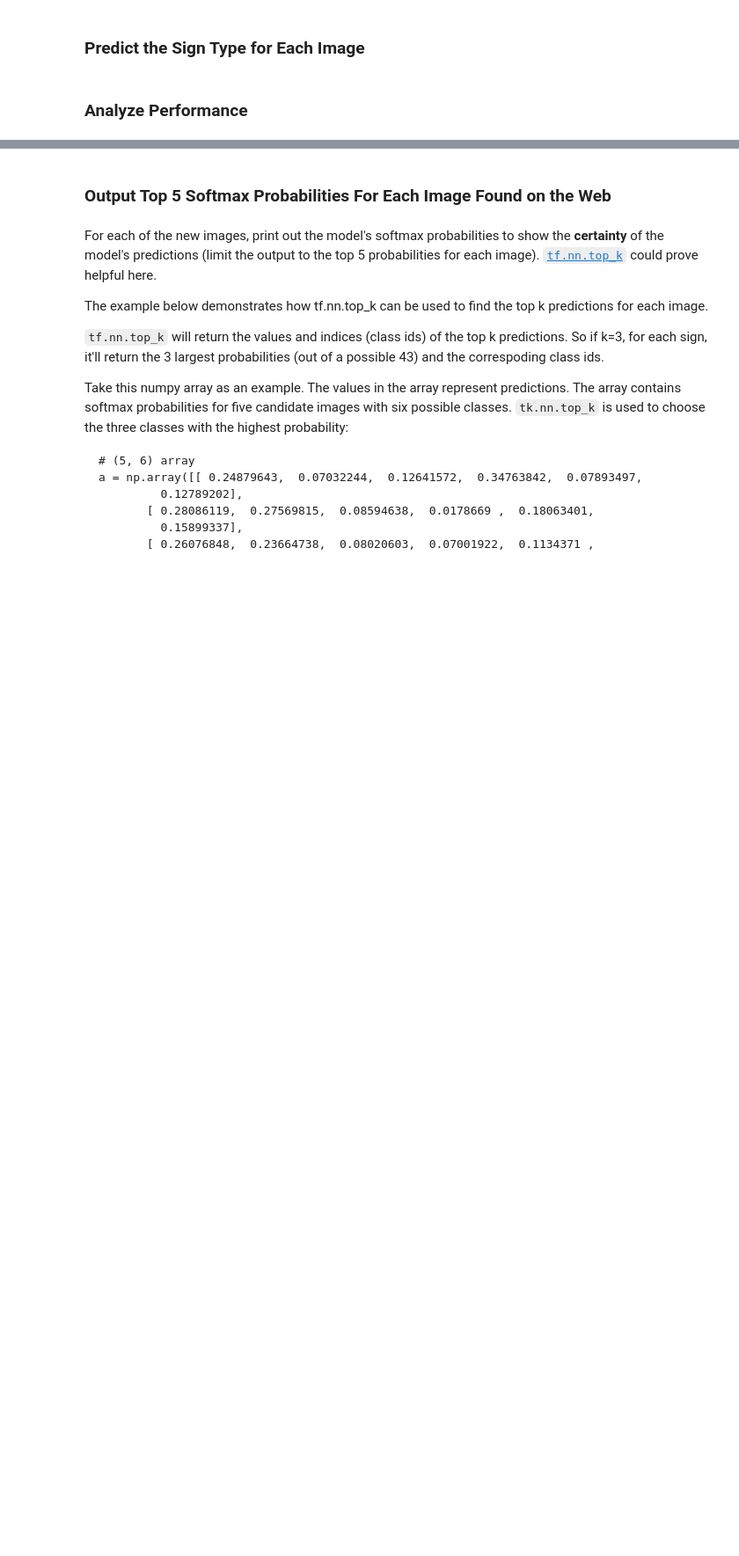
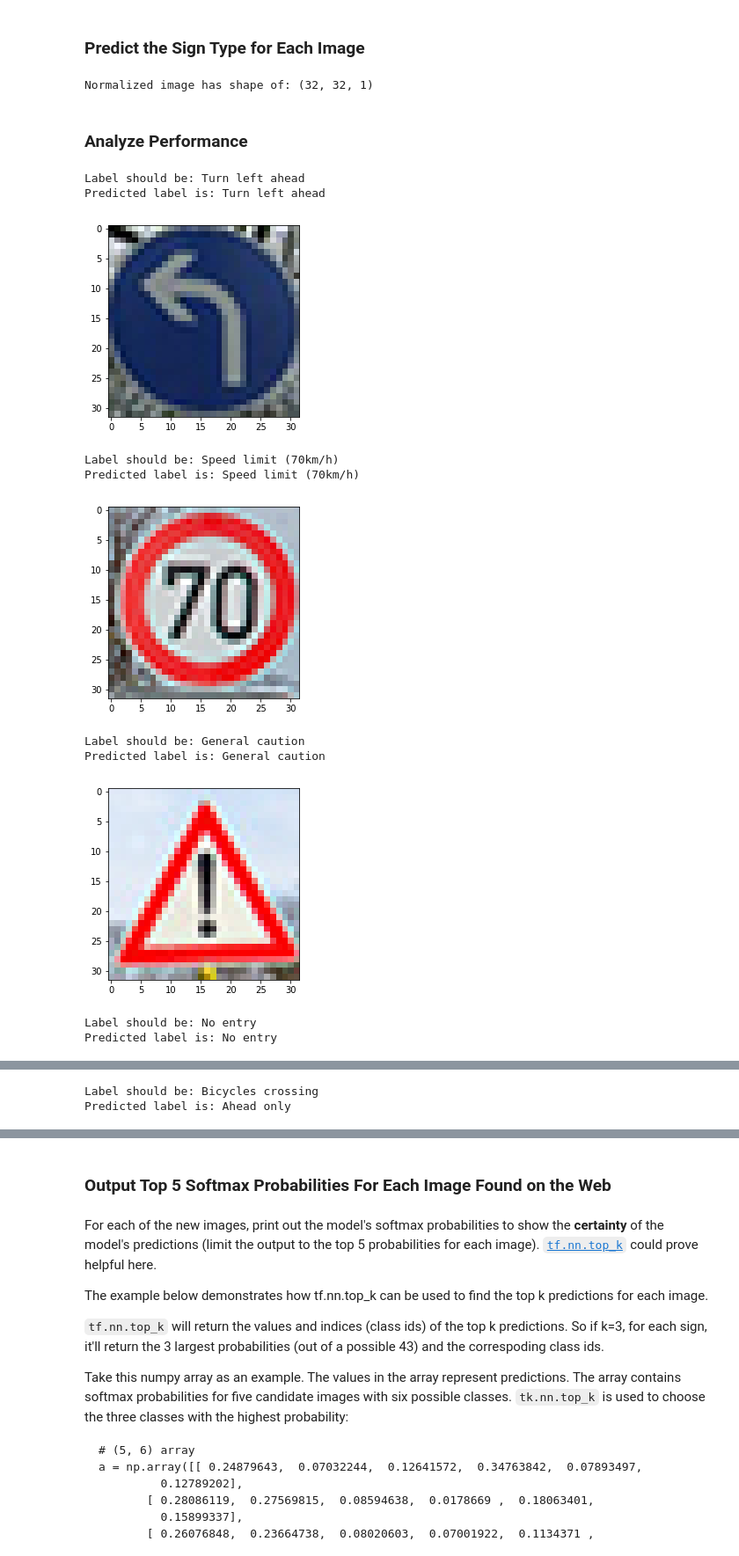
Before and after one commit to alex-lechner/CarND-TrafficSignClassifier-P2, a Jupyter notebook: TrafficSignClassifier-P2.ipynb, the cells around one changed output, grey strips where cells are left out. Shown: that part at 88% size. Saved outputs shown, nothing was run; the diff lists cells and outputs as text; code cells hidden in the pictures; blank space fills up the shorter version.

```diff
--- a/TrafficSignClassifier-P2.ipynb
+++ b/TrafficSignClassifier-P2.ipynb
@@ -279,7 +295,7 @@ with tf.Session() as sess:
         for offset in range(0, len(X_train), batch_size):
             end = offset + batch_size
             batch_x, batch_y = X_train[offset:end], y_train[offset:end]
-            sess.run(optimizer, feed_dict={x: batch_x, y: batch_y, dropout: 0.7})
+            sess.run(optimizer, feed_dict={x: batch_x, y: batch_y, dropout: 0.75})
 
         validation_accuracy = evaluate(X_valid, y_valid)
         training_accuracy = evaluate(X_train, y_train)
@@ -332,17 +381,38 @@ for i in imgs:
 ### Feel free to use as many code cells as needed.
 
 # execute cell only once!
-imgs = normalize(imgs)
-print ("Normalized image has shape of: {}".format(imgs[0].shape))
+gray_imgs = normalize(imgs)
+print ("Normalized image has shape of: {}".format(gray_imgs[0].shape))
+# %% [output]
+Normalized image has shape of: (32, 32, 1)
 # %%
 with tf.Session() as sess:
     saver.restore(sess, tf.train.latest_checkpoint('.'))
 
-    sign_type_pred = sess.run(logits, feed_dict={x: imgs, dropout: 1.0})
-    print(sign_type_pred)
-    print(sess.run(y, feed_dict={x: imgs, dropout: 1.0}))
+    sign_type_pred = sess.run(tf.argmax(logits, 1), feed_dict={x: gray_imgs, dropout: 1.0})
 # %% [markdown]
 ### Analyze Performance
 # %%
 ### Calculate the accuracy for these 5 new images.
 ### For example, if the model predicted 1 out of 5 signs correctly, it's 20% accurate on these new images.
+import pandas as pd
+
+sign_names = pd.read_csv('./signnames.csv')
+
+for i in range(len(imgs)):
+    print("Label should be: {}".format(sign_names.loc[traffic_sign_labels[i]].SignName))
+    print("Predicted label is: {}".format(sign_names.loc[sign_type_pred[i]].SignName))
+    plt.imshow(imgs[i])
+    plt.show()
+# %% [output]
+Label should be: Turn left ahead
+Predicted label is: Turn left ahead
+[figure, added]
+Label should be: Speed limit (70km/h)
+Predicted label is: Speed limit (70km/h)
+[figure, added]
+Label should be: General caution
+Predicted label is: General caution
+[figure, added]
+Label should be: No entry
+Predicted label is: No entry
@@ -348,0 +420,2 @@ with tf.Session() as sess:
+Label should be: Bicycles crossing
+Predicted label is: Ahead only
```
Also changed, not shown: parts of 10 cells of this notebook, 5 other files.
